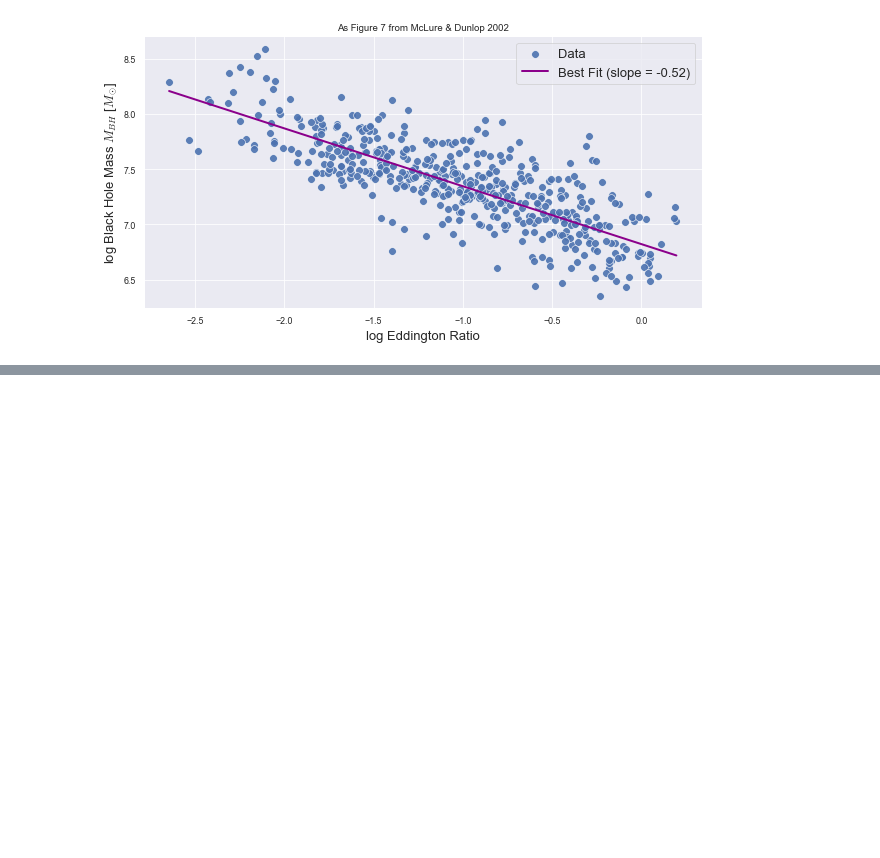
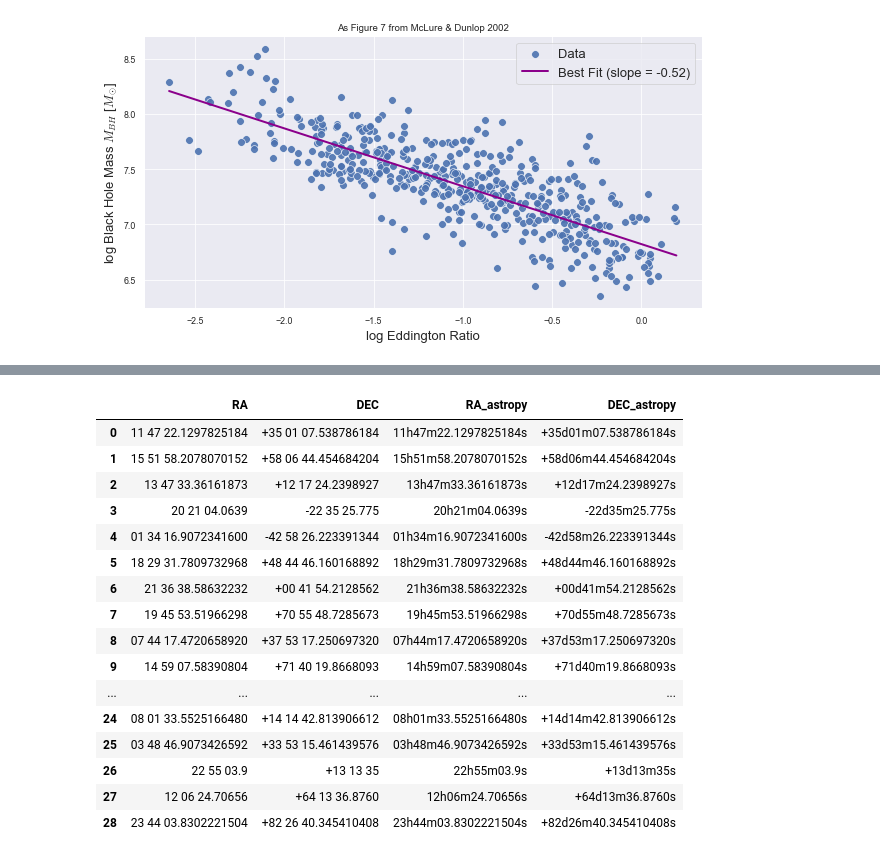
Before and after one commit to NicoGalvarino/AGN_Tutorials_Git, a Jupyter notebook: Tutorial_3_BH_params/Tutorial_3_BH_AD.ipynb, the cells around one changed output, grey strips where cells are left out. Saved outputs shown, nothing was run; the diff lists cells and outputs as text; code cells hidden in the pictures; blank space fills up the shorter version.

```diff
--- a/Tutorial_3_BH_params/Tutorial_3_BH_AD.ipynb
+++ b/Tutorial_3_BH_params/Tutorial_3_BH_AD.ipynb
@@ -907,0 +991,45 @@ This is my version of Figure 7 from McLure & Dunlop 2002. The biggest difference
+# %%
+# re-writing RA and DEC so that astropy can process them
+def hms_str_formatting(coor, ra_or_dec):
+    '''
+    Input:
+    coor: coordinate
+    ra_or_dec: 'ra' or 'dec'. astropy needs to know
+
+    Output:
+    coor ready for astropy
+    '''
+    if ra_or_dec == 'ra':
+        h = coor[0:2]
+        m = coor[3:5]
+        s = coor[6:]
+        string = h + 'h' + m + 'm' + s + 's'
+    elif ra_or_dec == 'dec':
+        sign = coor[0]
+        d = coor[1:3]
+        m = coor[4:6]
+        s = coor[7:]
+        string = sign + d + 'd' + m + 'm' + s + 's'
+    return string
+# %%
+simbad_Wu_sample['RA_astropy'] = simbad_Wu_sample.apply(lambda x: hms_str_formatting(x['RA'], 'ra'), axis=1)
+simbad_Wu_sample['DEC_astropy'] = simbad_Wu_sample.apply(lambda x: hms_str_formatting(x['DEC'], 'dec'), axis=1)
+simbad_Wu_sample[['RA', 'DEC', 'RA_astropy', 'DEC_astropy']]
+# %% [output]
+|  | RA | DEC | RA_astropy | DEC_astropy |
+| 0 | 11 47 22.1297825184 | +35 01 07.538786184 | 11h47m22.1297825184s | +35d01m07.538786184s |
+| 1 | 15 51 58.2078070152 | +58 06 44.454684204 | 15h51m58.2078070152s | +58d06m44.454684204s |
+| 2 | 13 47 33.36161873 | +12 17 24.2398927 | 13h47m33.36161873s | +12d17m24.2398927s |
+| 3 | 20 21 04.0639 | -22 35 25.775 | 20h21m04.0639s | -22d35m25.775s |
+| 4 | 01 34 16.9072341600 | -42 58 26.223391344 | 01h34m16.9072341600s | -42d58m26.223391344s |
+| 5 | 18 29 31.7809732968 | +48 44 46.160168892 | 18h29m31.7809732968s | +48d44m46.160168892s |
+| 6 | 21 36 38.58632232 | +00 41 54.2128562 | 21h36m38.58632232s | +00d41m54.2128562s |
+| 7 | 19 45 53.51966298 | +70 55 48.7285673 | 19h45m53.51966298s | +70d55m48.7285673s |
+| 8 | 07 44 17.4720658920 | +37 53 17.250697320 | 07h44m17.4720658920s | +37d53m17.250697320s |
+| 9 | 14 59 07.58390804 | +71 40 19.8668093 | 14h59m07.58390804s | +71d40m19.8668093s |
+| ... | ... | ... | ... | ... |
+| 24 | 08 01 33.5525166480 | +14 14 42.813906612 | 08h01m33.5525166480s | +14d14m42.813906612s |
+| 25 | 03 48 46.9073426592 | +33 53 15.461439576 | 03h48m46.9073426592s | +33d53m15.461439576s |
+| 26 | 22 55 03.9 | +13 13 35 | 22h55m03.9s | +13d13m35s |
+| 27 | 12 06 24.70656 | +64 13 36.8760 | 12h06m24.70656s | +64d13m36.8760s |
+| 28 | 23 44 03.8302221504 | +82 26 40.345410408 | 23h44m03.8302221504s | +82d26m40.345410408s |
```
Also changed, not shown: parts of 38 cells of this notebook, 19 other files.
